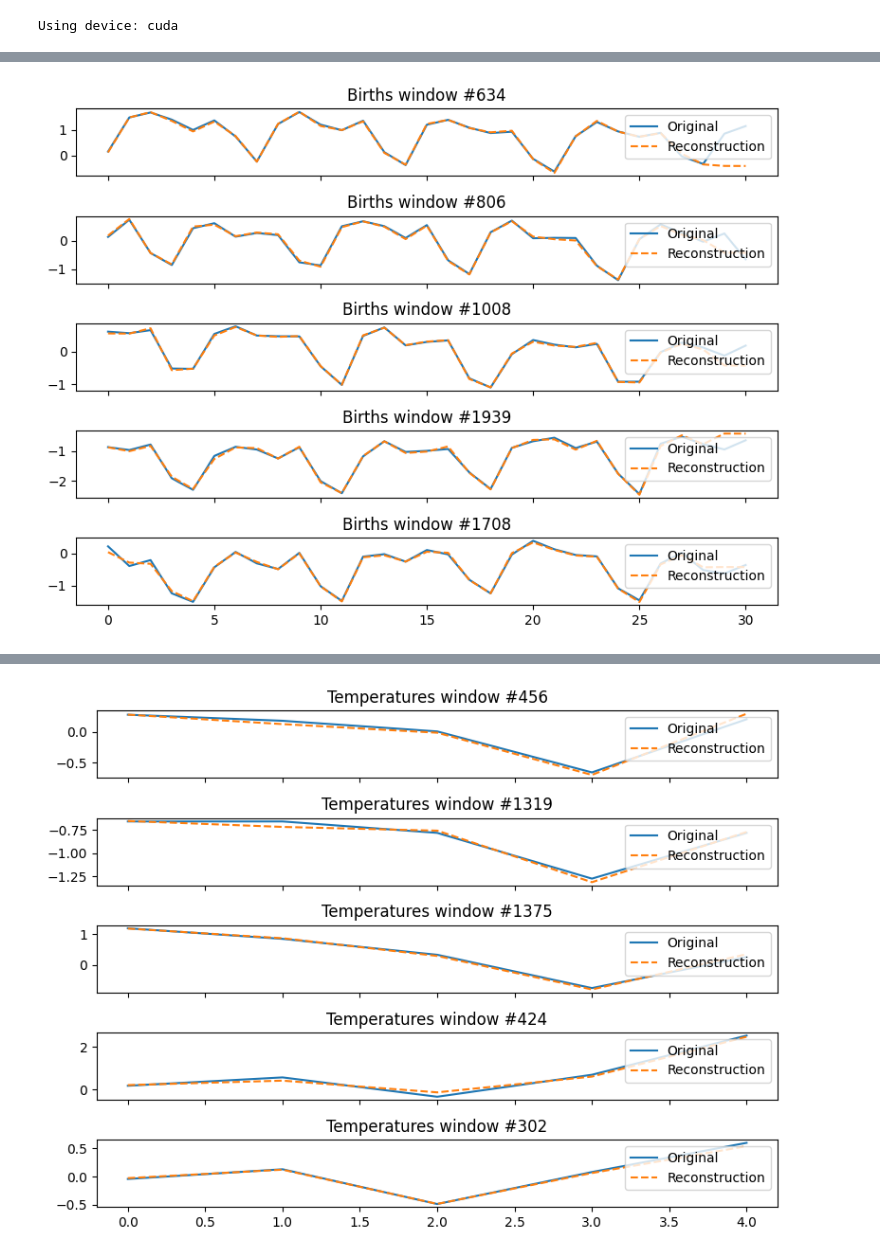
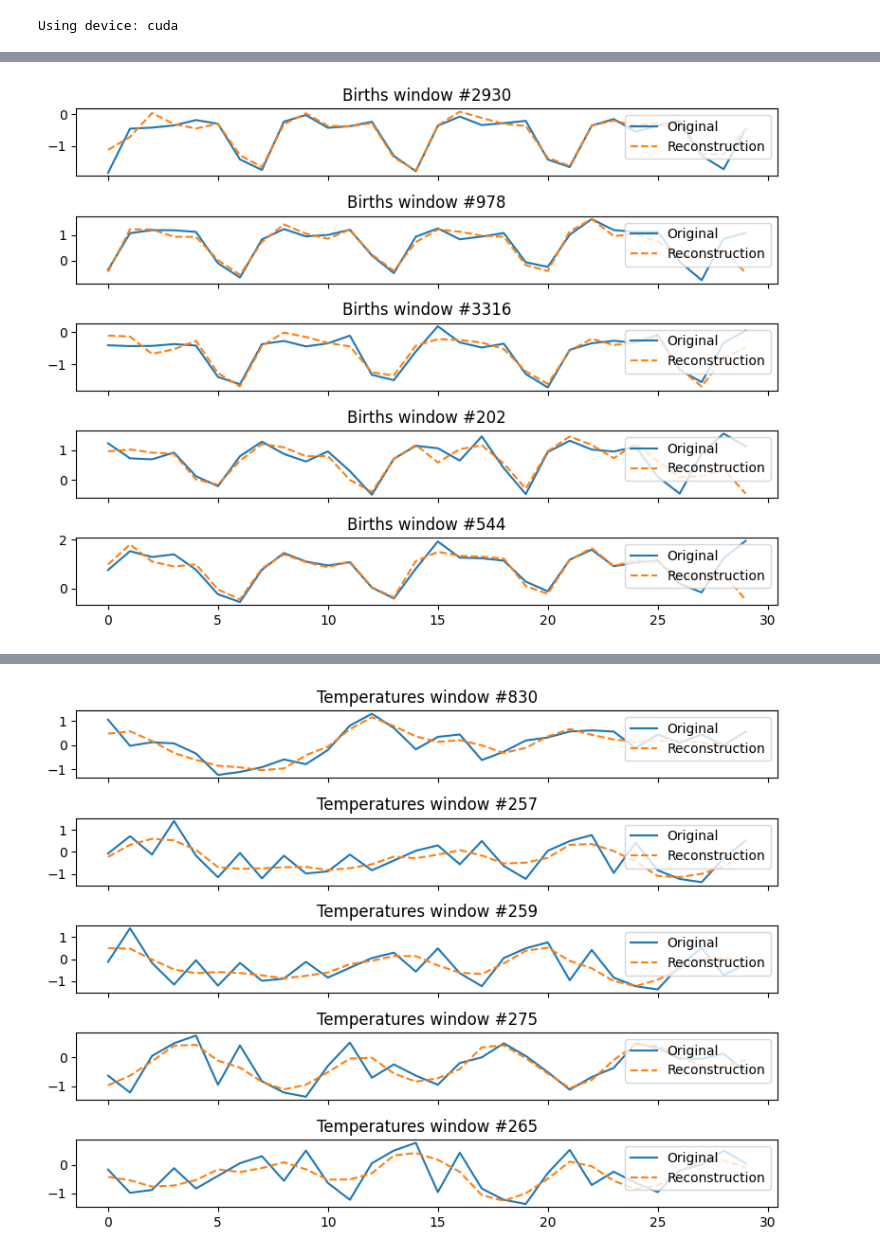
Before and after one commit to IliasAttary/bachelor_thesis, a Jupyter notebook: main.ipynb, the cells around one changed output, grey strips where cells are left out. Cells and saved outputs as stored; diff of their text form; code cells hidden in the pictures.

```diff
--- a/main.ipynb
+++ b/main.ipynb
@@ -18,11 +19,12 @@ import warnings
 warnings.filterwarnings("ignore")
 # %%
 ts_configs = [
-    ("Births",       Births,       31),
-    ("Temperatures", Temperatures, 5),
+    ("Births",       Births,       30),
+    ("Temperatures", Temperatures, 30),
 ]
 autoencoder_embedding_flags = [False, True]
 metrics_list = ["euclidean", "manhattan", "cosine"]
+latent_dim = 2
 
 device = torch.device("cuda" if torch.cuda.is_available() else "cpu")
 print("Using device:", device)
@@ -39,7 +41,7 @@ for ds_name, DS, window_size in ts_configs:
 
 
     # model + optimizer + loss
-    ae        = ConvAutoencoder1D(window_size).to(device)
+    ae        = ConvAutoencoder1D(window_size, latent_dim).to(device)
     optimizer = torch.optim.Adam(ae.parameters(), lr=lr)
     criterion = nn.MSELoss()
 
@@ -103,2 +105,2 @@ Training AE on Births (window_size=31)
 Saved AE: autoencoders\ae_Births.pth
-[figure, old version]
+[figure, new version]
@@ -121,5 +123,5 @@ Training AE on Temperatures (window_size=5)
 Saved AE: autoencoders\ae_Temperatures.pth
-[figure, old version]
+[figure, new version]
 # %%
 for ds_name, DS, window_size in ts_configs:
     print(f"\n→ Dataset: {ds_name} (window_size={window_size})")
```
Also changed, not shown: parts of 7 cells of this notebook.
